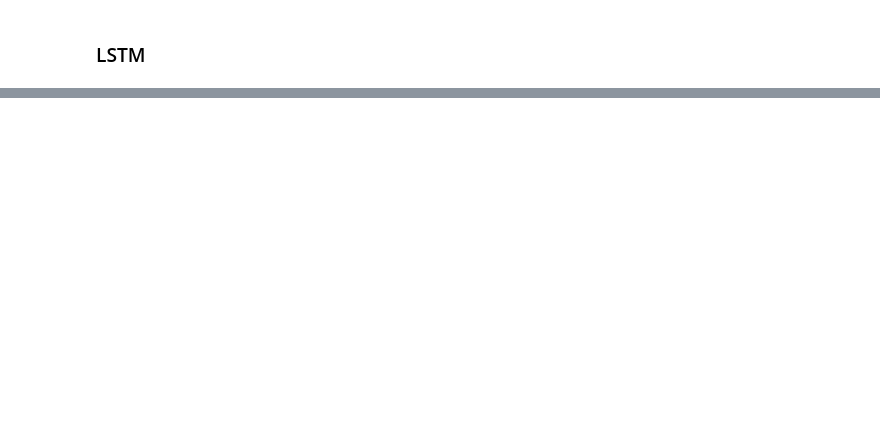
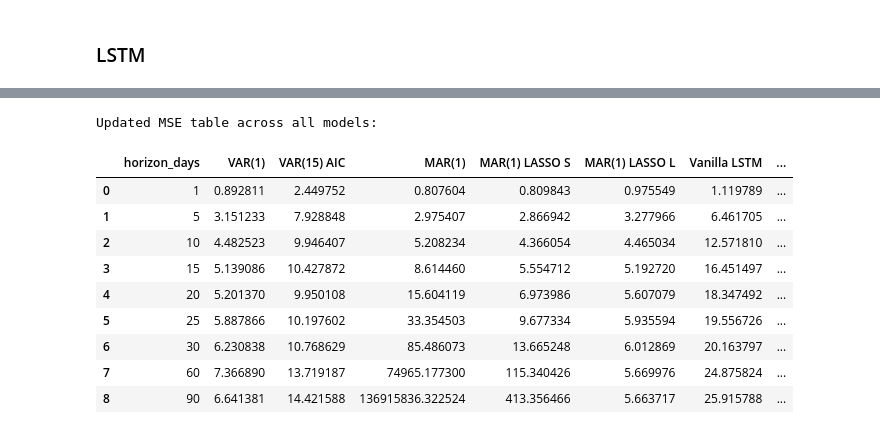
Before and after one commit to victornguyen1003/regularized-MAR-and-LSTM-in-forecasting-IVS, a Jupyter notebook: main.ipynb, the cells around one changed output, grey strips where cells are left out. Drawn from its saved outputs; the diff is of its cells as text; code cells hidden in the pictures; blank space fills up the shorter version.

```diff
--- a/main.ipynb
+++ b/main.ipynb
@@ -999,0 +772,79 @@ NameError: name 'optimal_p' is not defined
+# %%
+vanilla_lstm.eval()
+residual_lstm.eval()
+
+H_max = max(horizons)
+start_i = split_idx
+
+# Identify all test origins
+all_test_origins = list(range(start_i - 1, n_obs - 1))
+X_test_origins = np.stack([Y_var_scaled[idx - seq_len + 1 : idx + 1] for idx in all_test_origins])
+
+def generate_forecasts(model, initial_seqs, steps):
+    forecasts_scaled = np.zeros((len(all_test_origins), steps, k_vars))
+    curr_seqs = initial_seqs.copy()
+
+    with torch.no_grad():
+        for step in range(steps):
+            seq_tensor = torch.tensor(curr_seqs, dtype=torch.float32)
+            preds = model(seq_tensor).numpy()
+            forecasts_scaled[:, step, :] = preds
+
+            preds_exp = np.expand_dims(preds, axis=1)
+            curr_seqs = np.concatenate([curr_seqs[:, 1:, :], preds_exp], axis=1)
+
+    # Inverse transform to absolute IV scale
+    return scaler.inverse_transform(forecasts_scaled.reshape(-1, k_vars)).reshape(-1, steps, k_vars)
+
+vanilla_forecasts_unscaled = generate_forecasts(vanilla_lstm, X_test_origins, H_max)
+residual_forecasts_unscaled = generate_forecasts(residual_lstm, X_test_origins, H_max)
+
+# Evaluate
+mse_vanilla_results = {}
+mse_residual_results = {}
+lstm_plot_data = []
+
+for h in horizons:
+    sq_err_vanilla = []
+    sq_err_residual = []
+    end_i = n_obs - h + 1
+
+    for i in range(start_i, end_i):
+        actual_h = Y_var.iloc[i + h - 1].to_numpy()
+        date_val = Y_var.index[i + h - 1]
+
+        rel_idx = (i - 1) - (start_i - 1)
+
+        vanilla_pred_h = vanilla_forecasts_unscaled[rel_idx, h - 1, :]
+        residual_pred_h = residual_forecasts_unscaled[rel_idx, h - 1, :]
+
+        sq_err_vanilla.append((actual_h - vanilla_pred_h) ** 2)
+        sq_err_residual.append((actual_h - residual_pred_h) ** 2)
+
+        lstm_plot_data.append({
+            "horizon_days": h,
+            "date": pd.to_datetime(date_val),
+            "lstm_vanilla_mean_iv": vanilla_pred_h.mean(),
+            "lstm_residual_mean_iv": residual_pred_h.mean()
+        })
+
+    mse_vanilla_results[h] = np.vstack(sq_err_vanilla).mean()
+    mse_residual_results[h] = np.vstack(sq_err_residual).mean()
+
+mse_df["Vanilla LSTM"] = mse_df["horizon_days"].map(mse_vanilla_results)
+mse_df["Residual LSTM"] = mse_df["horizon_days"].map(mse_residual_results)
+
+print("\nUpdated MSE table across all models:")
+display(mse_df)
+# %% [output]
+Updated MSE table across all models:
+|  | horizon_days | VAR(1) | VAR(15) AIC | MAR(1) | MAR(1) LASSO S | MAR(1) LASSO L | Vanilla LSTM | ... |
+| 0 | 1 | 0.892811 | 2.449752 | 0.807604 | 0.809843 | 0.975549 | 1.119789 | ... |
+| 1 | 5 | 3.151233 | 7.928848 | 2.975407 | 2.866942 | 3.277966 | 6.461705 | ... |
+| 2 | 10 | 4.482523 | 9.946407 | 5.208234 | 4.366054 | 4.465034 | 12.571810 | ... |
+| 3 | 15 | 5.139086 | 10.427872 | 8.614460 | 5.554712 | 5.192720 | 16.451497 | ... |
+| 4 | 20 | 5.201370 | 9.950108 | 15.604119 | 6.973986 | 5.607079 | 18.347492 | ... |
+| 5 | 25 | 5.887866 | 10.197602 | 33.354503 | 9.677334 | 5.935594 | 19.556726 | ... |
+| 6 | 30 | 6.230838 | 10.768629 | 85.486073 | 13.665248 | 6.012869 | 20.163797 | ... |
+| 7 | 60 | 7.366890 | 13.719187 | 74965.177300 | 115.340426 | 5.669976 | 24.875824 | ... |
+| 8 | 90 | 6.641381 | 14.421588 | 136915836.322524 | 413.356466 | 5.663717 | 25.915788 | ... |
```
Also changed, not shown: parts of 9 cells of this notebook, 18 other files.
